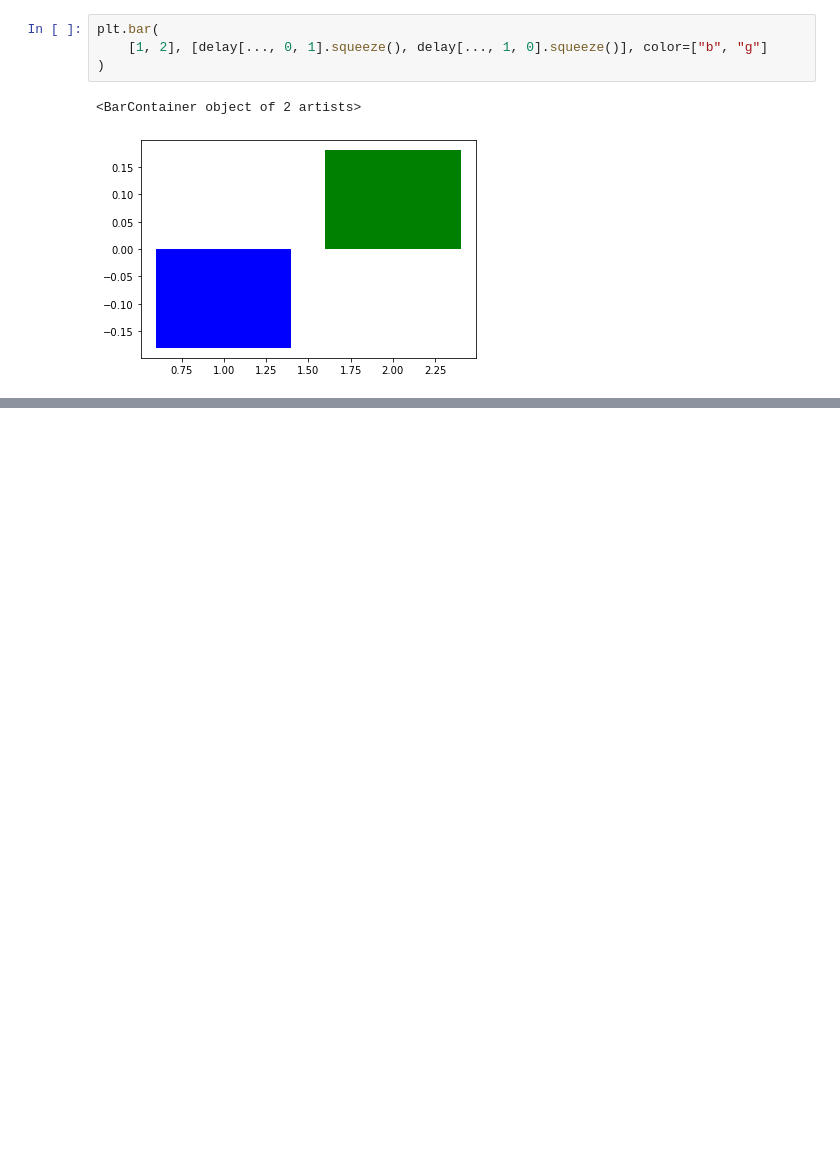
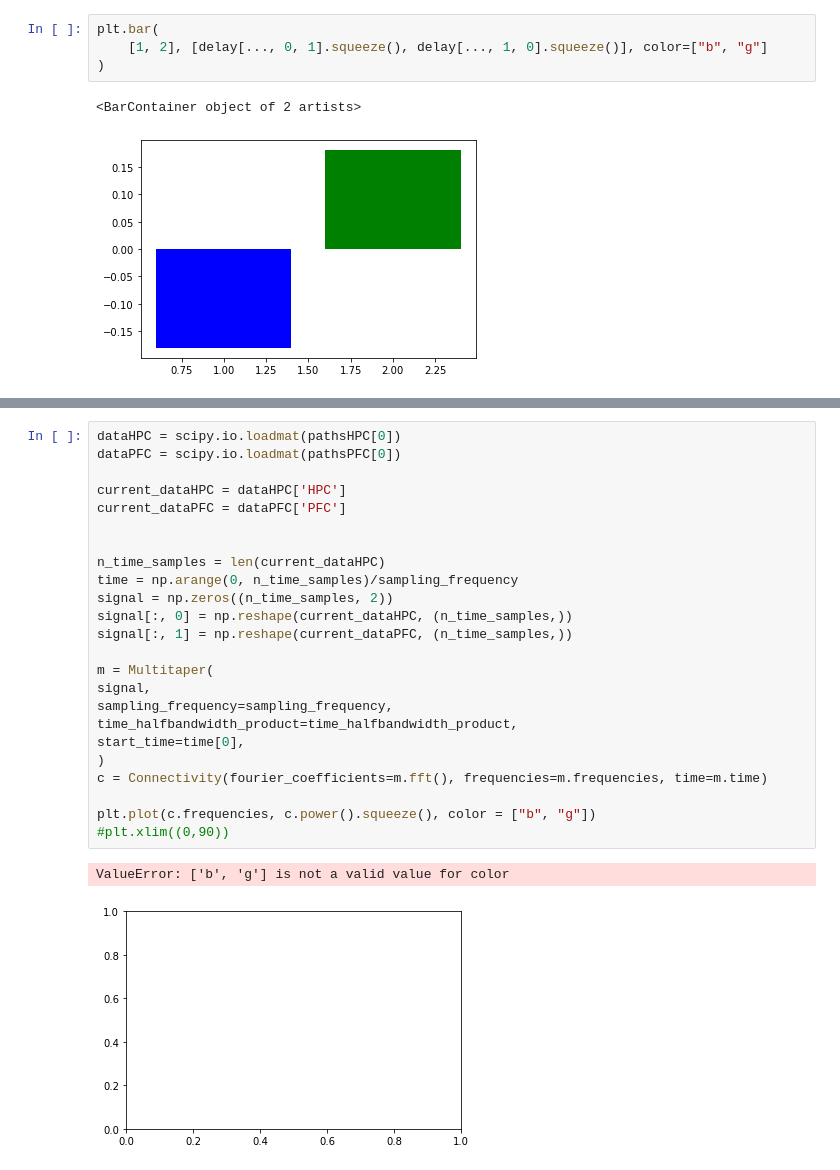
Before and after one commit to shivani485/internship_genzel_lab, a Jupyter notebook: Lag_HPC_PFC.ipynb, the cells around one changed output, grey strips where cells are left out. Cells and saved outputs as stored; diff of their text form; blank space fills up the shorter version.

```diff
--- a/Lag_HPC_PFC.ipynb
+++ b/Lag_HPC_PFC.ipynb
@@ -102,0 +249,27 @@ plt.bar(
+# %%
+dataHPC = scipy.io.loadmat(pathsHPC[0])
+dataPFC = scipy.io.loadmat(pathsPFC[0])
+
+current_dataHPC = dataHPC['HPC']
+current_dataPFC = dataPFC['PFC']
+
+
+n_time_samples = len(current_dataHPC)
+time = np.arange(0, n_time_samples)/sampling_frequency
+signal = np.zeros((n_time_samples, 2))
+signal[:, 0] = np.reshape(current_dataHPC, (n_time_samples,))
+signal[:, 1] = np.reshape(current_dataPFC, (n_time_samples,))
+
+m = Multitaper(
+signal,
+sampling_frequency=sampling_frequency,
+time_halfbandwidth_product=time_halfbandwidth_product,
+start_time=time[0],
+)
+c = Connectivity(fourier_coefficients=m.fft(), frequencies=m.frequencies, time=m.time)
+
+plt.plot(c.frequencies, c.power().squeeze(), color = ["b", "g"])
+#plt.xlim((0,90))
+# %% [output]
+ValueError: ['b', 'g'] is not a valid value for color
+[figure, added]
```
Also changed, not shown: parts of 14 cells of this notebook.
